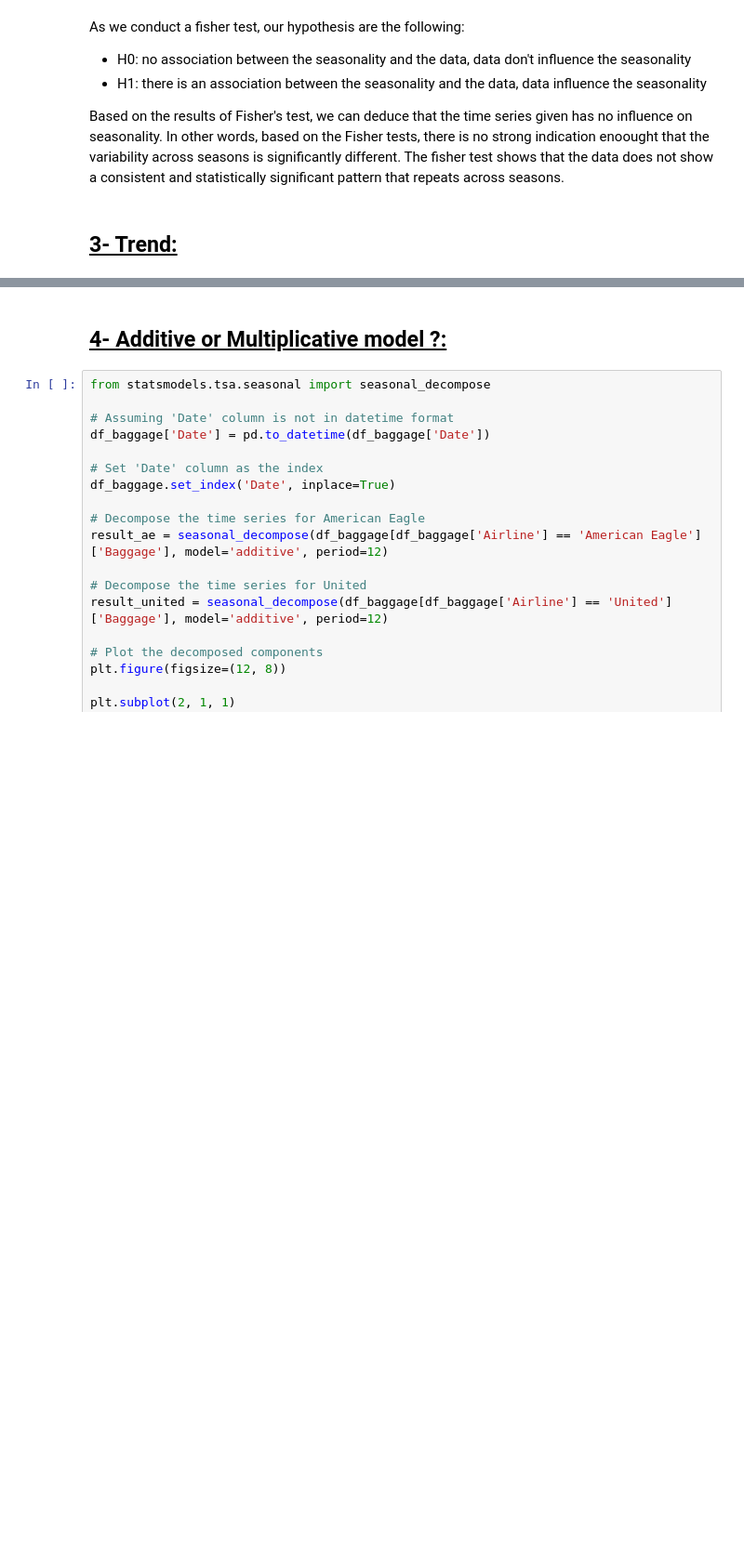
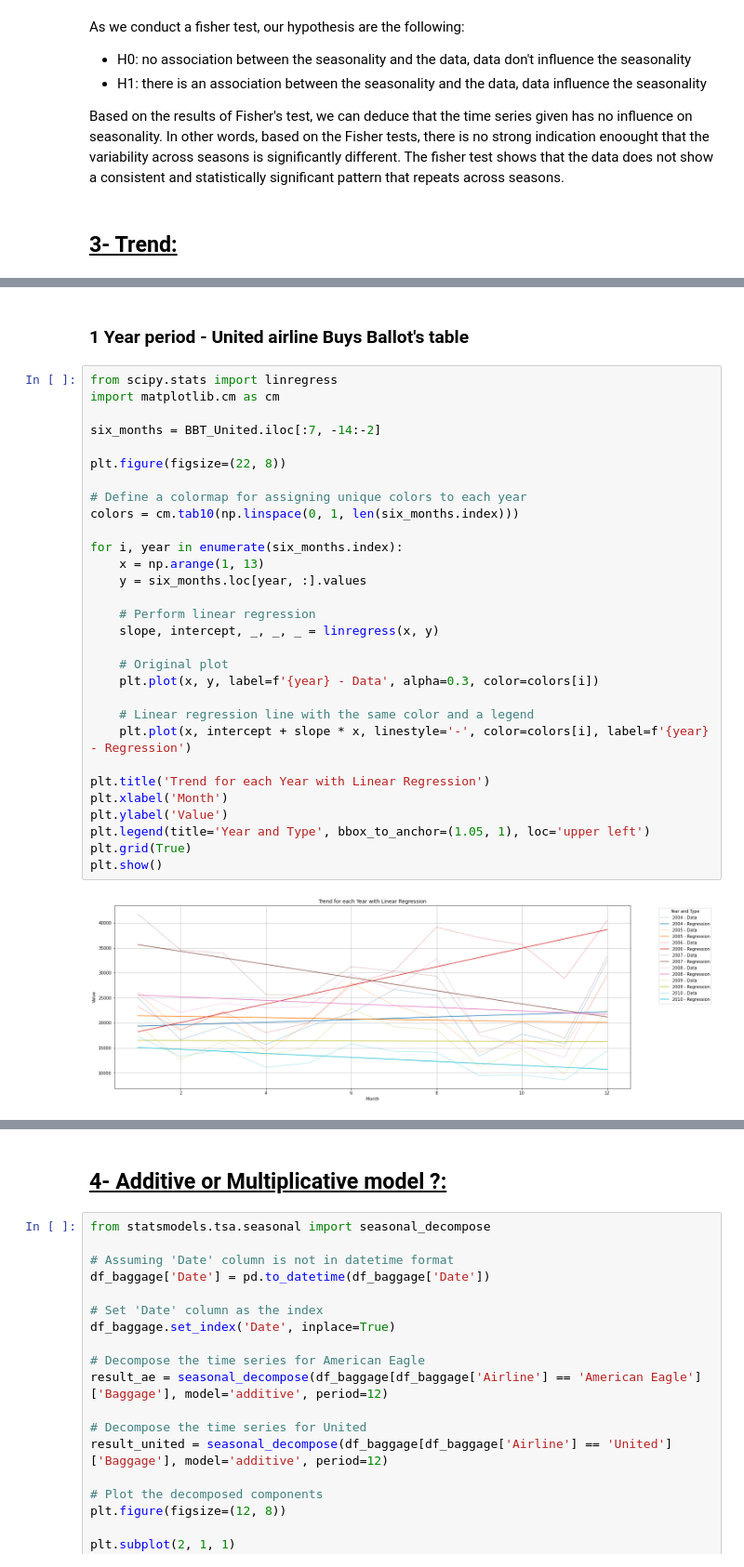
Before and after one commit to claragbl/Time_Series_Analysis_Project, a Jupyter notebook: Time_Series_Gaubil_Rageot.ipynb, the cells around one changed output, grey strips where cells are left out. Shown at 93% size. Saved outputs shown, nothing was run; the diff lists cells and outputs as text; blank space fills up the shorter version.

```diff
--- a/Time_Series_Gaubil_Rageot.ipynb
+++ b/Time_Series_Gaubil_Rageot.ipynb
@@ -370,0 +405,34 @@ Based on the results of Fisher's test, we can deduce that the time series given
+# %% [markdown]
+### 1 Year period - United airline Buys Ballot's table
+# %%
+from scipy.stats import linregress
+import matplotlib.cm as cm
+
+six_months = BBT_United.iloc[:7, -14:-2]
+
+plt.figure(figsize=(22, 8))
+
+# Define a colormap for assigning unique colors to each year
+colors = cm.tab10(np.linspace(0, 1, len(six_months.index)))
+
+for i, year in enumerate(six_months.index):
+    x = np.arange(1, 13)
+    y = six_months.loc[year, :].values
+
+    # Perform linear regression
+    slope, intercept, _, _, _ = linregress(x, y)
+
+    # Original plot
+    plt.plot(x, y, label=f'{year} - Data', alpha=0.3, color=colors[i])
+
+    # Linear regression line with the same color and a legend
+    plt.plot(x, intercept + slope * x, linestyle='-', color=colors[i], label=f'{year} - Regression')
+
+plt.title('Trend for each Year with Linear Regression')
+plt.xlabel('Month')
+plt.ylabel('Value')
+plt.legend(title='Year and Type', bbox_to_anchor=(1.05, 1), loc='upper left')
+plt.grid(True)
+plt.show()
+# %% [output]
+[figure, added]
```
Also changed, not shown: parts of 12 cells of this notebook.
